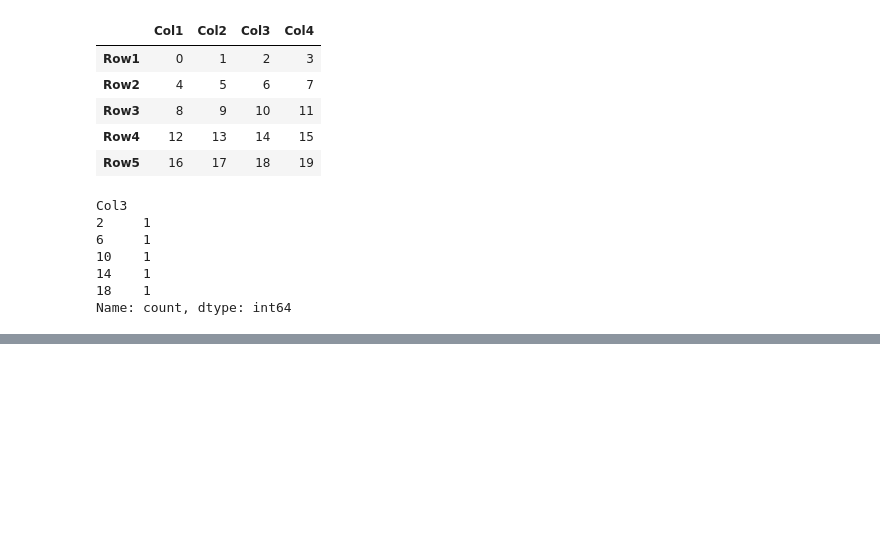
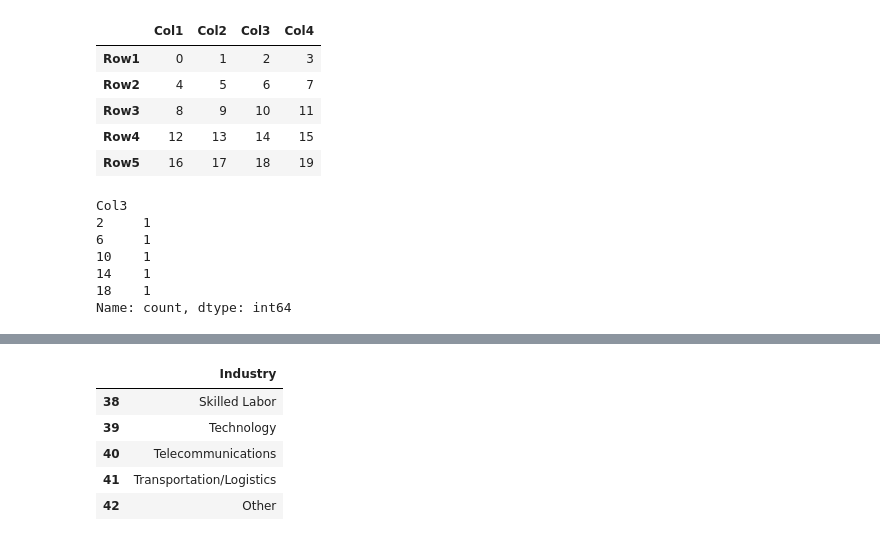
Before and after one commit to SejalKumari011/Python-Libraries, a Jupyter notebook: pandas.ipynb, the cells around one changed output, grey strips where cells are left out. Cells and saved outputs as stored; diff of their text form; code cells hidden in the pictures; blank space fills up the shorter version.

```diff
--- a/pandas.ipynb
+++ b/pandas.ipynb
@@ -237,0 +251,9 @@ Name: count, dtype: int64
+# %%
+data.tail()
+# %% [output]
+|  | Industry |
+| 38 | Skilled Labor |
+| 39 | Technology |
+| 40 | Telecommunications |
+| 41 | Transportation/Logistics |
+| 42 | Other |
```
Also changed, not shown: parts of 13 cells of this notebook, 2 other files.
